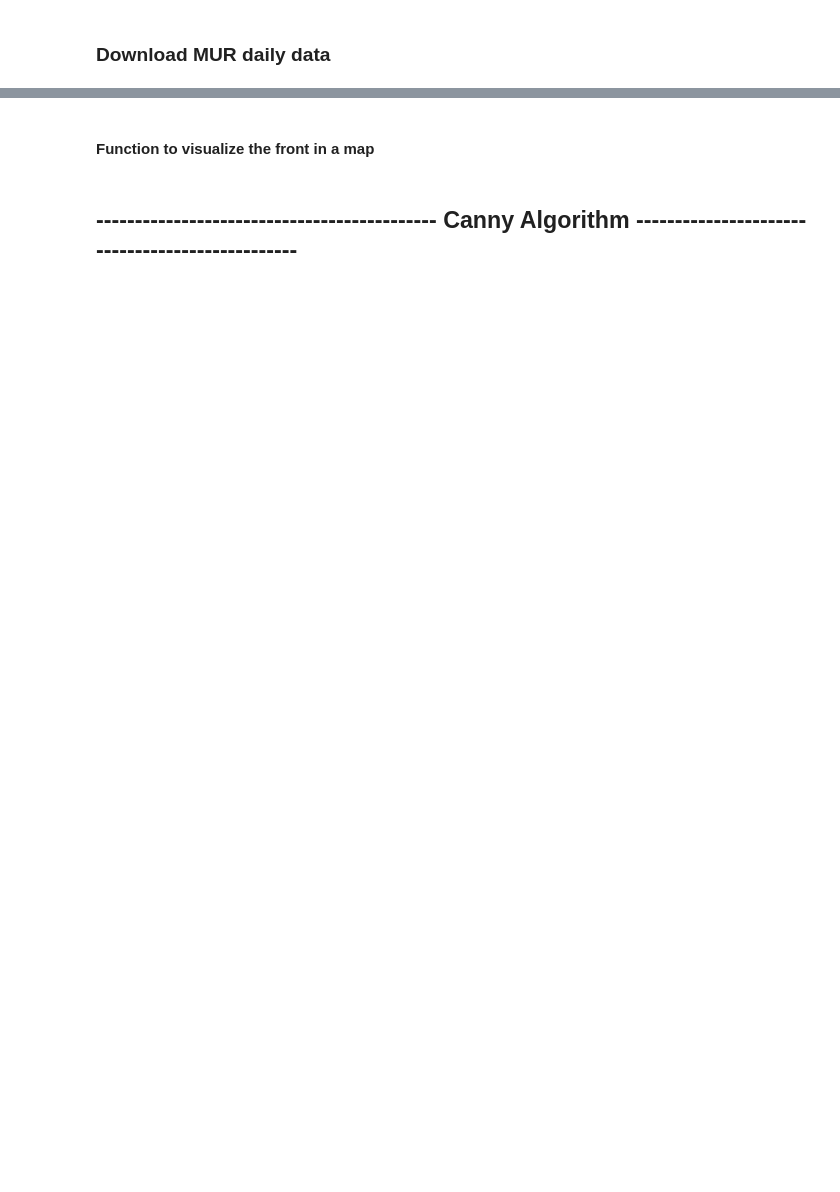
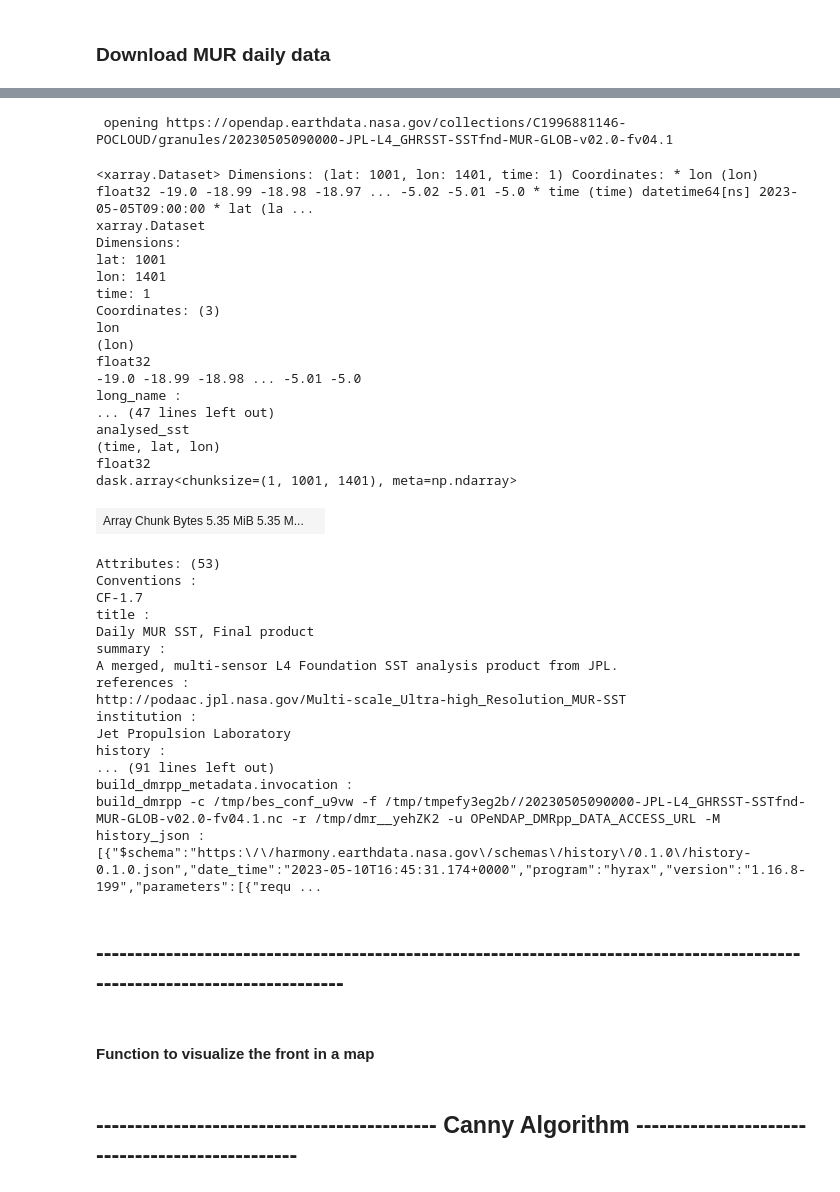
Before and after one commit to CoLAB-ATLANTIC/JUNO, a Jupyter notebook: notebooks/MUR_single_day_fronts.ipynb, the cells around one changed output, grey strips where cells are left out. Cells and saved outputs as stored; diff of their text form; code cells hidden in the pictures; blank space fills up the shorter version.

```diff
--- a/notebooks/MUR_single_day_fronts.ipynb
+++ b/notebooks/MUR_single_day_fronts.ipynb
@@ -174,0 +300,38 @@ xarray_mur = get_data('sst_20221225.nc')
+# %%
+base_path = os.getcwd()
+base_path = os.path.join(base_path, '../data')
+
+
+exist_path = os.path.exists(os.path.join(base_path, 'MUR_daily_data'))   #check if folder MUR_daily_data exists in data folder
+if not exist_path:                                                            #if it don't exist:
+    os.makedirs(os.path.join(base_path, 'MUR_daily_data'))
+
+
+for f in od_files:
+    print (" opening " + f)
+    data_url = f'{f}.dap.nc4'
+
+    # The notation below is [start index, step, end index]
+    # lat[ /lat= 0..17998] start index. = -90
+    # lon[ /lon= 0..35999] start index. = -180
+    # time[ /time= 0..0]
+
+    required_variables = {'analysed_sst[0:1:0][12499:1:13499][16099:1:17499]',
+                          'lat[12499:1:13499]',     # [35, 45]
+                          'lon[16099:1:17499]',     # [-19, -5]
+                          'time[0:1:0]'}
+
+    basename = os.path.basename(data_url)
+    request_params = {'dap4.ce': ';'.join(required_variables)}
+    #identity encoding to work around an issue with server side response compression (??)
+    response = requests.get(data_url, params=request_params,  headers={'Accept-Encoding': 'identity'})
+
+    basename = os.path.join('../data/MUR_daily_data', basename)
+
+    if response.ok:
+        with open(basename, 'wb') as file_handler:
+            file_handler.write(response.content)
+    else:
+        print(f'Request failed: {response.text}')
+# %% [output]
+ opening https://opendap.earthdata.nasa.gov/collections/C1996881146-POCLOUD/granules/20230505090000-JPL-L4_GHRSST-SSTfnd-MUR-GLOB-v02.0-fv04.1
@@ -175,3 +346,43 @@ xarray_mur = get_data('sst_20221225.nc')
+# %%
+xarray_mur
+# %% [output]
+<xarray.Dataset> Dimensions: (lat: 1001, lon: 1401, time: 1) Coordinates: * lon (lon) float32 -19.0 -18.99 -18.98 -18.97 ... -5.02 -5.01 -5.0 * time (time) datetime64[ns] 2023-05-05T09:00:00 * lat (la ...
+xarray.Dataset
+Dimensions:
+lat: 1001
+lon: 1401
+time: 1
+Coordinates: (3)
+lon
+(lon)
+float32
+-19.0 -18.99 -18.98 ... -5.01 -5.0
+long_name :
+... (47 lines left out)
+analysed_sst
+(time, lat, lon)
+float32
+dask.array<chunksize=(1, 1001, 1401), meta=np.ndarray>
+| Array Chunk Bytes 5.35 MiB 5.35 M... |  |
+Attributes: (53)
+Conventions :
+CF-1.7
+title :
+Daily MUR SST, Final product
+summary :
+A merged, multi-sensor L4 Foundation SST analysis product from JPL.
+references :
+http://podaac.jpl.nasa.gov/Multi-scale_Ultra-high_Resolution_MUR-SST
+institution :
+Jet Propulsion Laboratory
+history :
+... (91 lines left out)
+build_dmrpp_metadata.invocation :
+build_dmrpp -c /tmp/bes_conf_u9vw -f /tmp/tmpefy3eg2b//20230505090000-JPL-L4_GHRSST-SSTfnd-MUR-GLOB-v02.0-fv04.1.nc -r /tmp/dmr__yehZK2 -u OPeNDAP_DMRpp_DATA_ACCESS_URL -M
+history_json :
+[{"$schema":"https:\/\/harmony.earthdata.nasa.gov\/schemas\/history\/0.1.0\/history-0.1.0.json","date_time":"2023-05-10T16:45:31.174+0000","program":"hyrax","version":"1.16.8-199","parameters":[{"requ ...
+# %% [markdown]
+## ---------------------------------------------------------------------------------------------------------------------------
 # %% [markdown]
 #### Function to visualize the front in a map
 # %%
```
Also changed, not shown: parts of 32 cells of this notebook, 2 other files.
